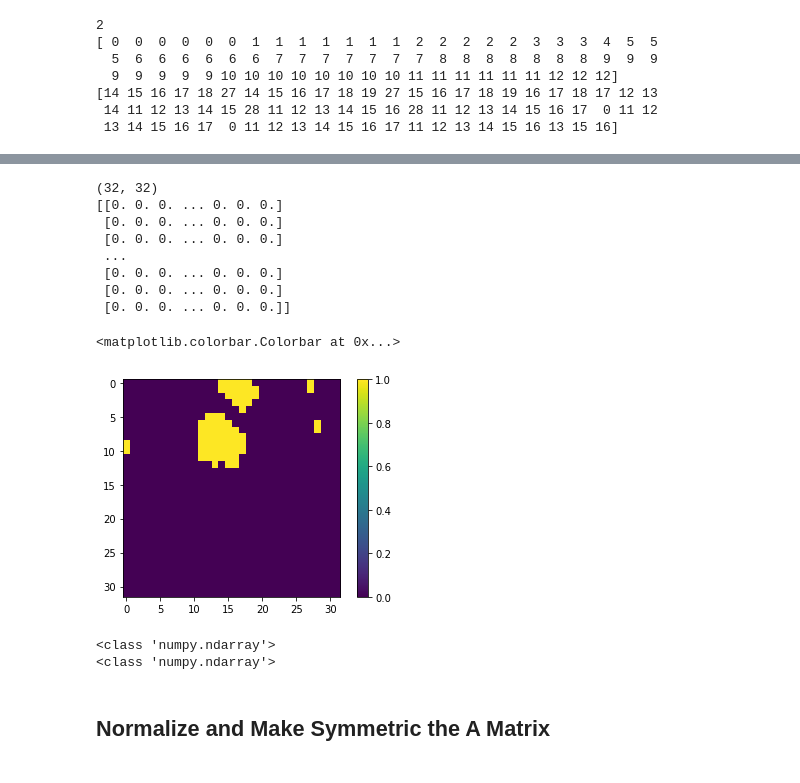
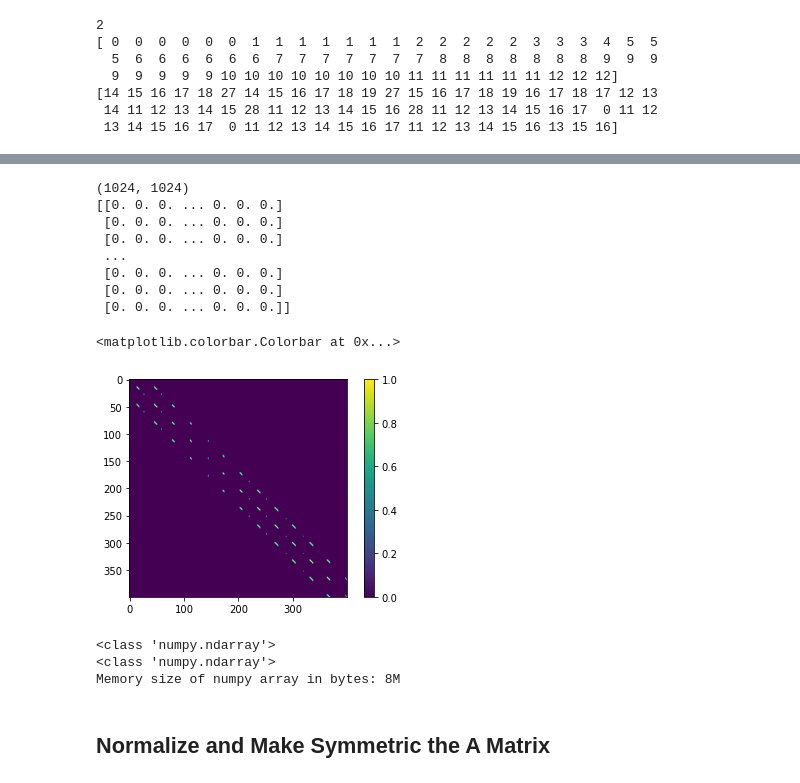
Before and after one commit to sassafras13/pygcn, a Jupyter notebook: notebooks/1.0_graph_inputs.ipynb, the cells around one changed output, grey strips where cells are left out. Saved outputs shown, nothing was run; the diff lists cells and outputs as text; code cells hidden in the pictures.

Commit message:
Add training loop that runs. - modified creation of adjacency matrix - was 32x32 when it should have been 1024 x 1024 - wrote a very basic training loop that iterates over one data sample

```diff
--- a/notebooks/1.0_graph_inputs.ipynb
+++ b/notebooks/1.0_graph_inputs.ipynb
@@ -274,11 +274,13 @@ col_coords = idx_nonzero[1]
 nonzero_entries = []
 
 for i in range(row_coords.shape[0]):
-    key = int(myfile[3, row_coords[i], col_coords[i]])
-    X[key, :] = myfile[:3, row_coords[i], col_coords[i]]
+    for j in range(col_coords.shape[0]):
+        key = int(myfile[3, row_coords[i], col_coords[j]])
+        X[key, :] = myfile[:3, row_coords[i], col_coords[j]]
 
 print(X[14])
 print(type(X))
+print(X)
 # %% [output]
 x size (1024, 3)
 [2.         0.40400001 4.54526377]
@@ -356,40 +368,45 @@ for i in range(row_coords.shape[0]):
 # %%
 # convert the A dictionary to tensor
-A_sparse = sp.dok_matrix((32,32))
+A_sparse = sp.dok_matrix((1024,1024))
 print(A_sparse.shape)
 for key, values in A_dict.items():
 #     print("key", key)
     for val in values:
 #         print("value", val)
         # get x and y position of unique id
-        x = int(np.where(myfile[3,:,:] == val)[0])
-        y = int(np.where(myfile[3,:,:] == val)[1])
+#         x = int(np.where(myfile[3,:,:] == val)[0])
+#         y = int(np.where(myfile[3,:,:] == val)[1])
 #         print("x", x)
 #         print("y", y)
-        A_sparse[x, y] = 1
+        A_sparse[key, val] = 1
+#         print(A_sparse[val, val])
 
 print(A_sparse.todense())
 A_dense = A_sparse.todense()
-plt.imshow(A_dense)
+plt.imshow(A_dense[:400, :400])
 plt.colorbar()
 # %% [output]
-(32, 32)
+(1024, 1024)
 [[0. 0. 0. ... 0. 0. 0.]
  [0. 0. 0. ... 0. 0. 0.]
  [0. 0. 0. ... 0. 0. 0.]
  ...
  [0. 0. 0. ... 0. 0. 0.]
  [0. 0. 0. ... 0. 0. 0.]
  [0. 0. 0. ... 0. 0. 0.]]
 <matplotlib.colorbar.Colorbar at 0x...>
-[figure, old version]
+[figure, new version]
 # %%
+from hurry.filesize import size
 print(type(A_dense)) # A_dense is a numpy matrix (not an array?)
 A_dense = np.asarray(A_dense)
 print(type(A_dense)) # Now its a numpy array
+print("Memory size of numpy array in bytes:",
+      size(A_dense.size * A_dense.itemsize))
 # %% [output]
 <class 'numpy.ndarray'>
 <class 'numpy.ndarray'>
+Memory size of numpy array in bytes: 8M
 # %% [markdown]
 ## Normalize and Make Symmetric the A Matrix
 # %%
```
Also changed, not shown: parts of 2 cells of this notebook, 1 other file.
